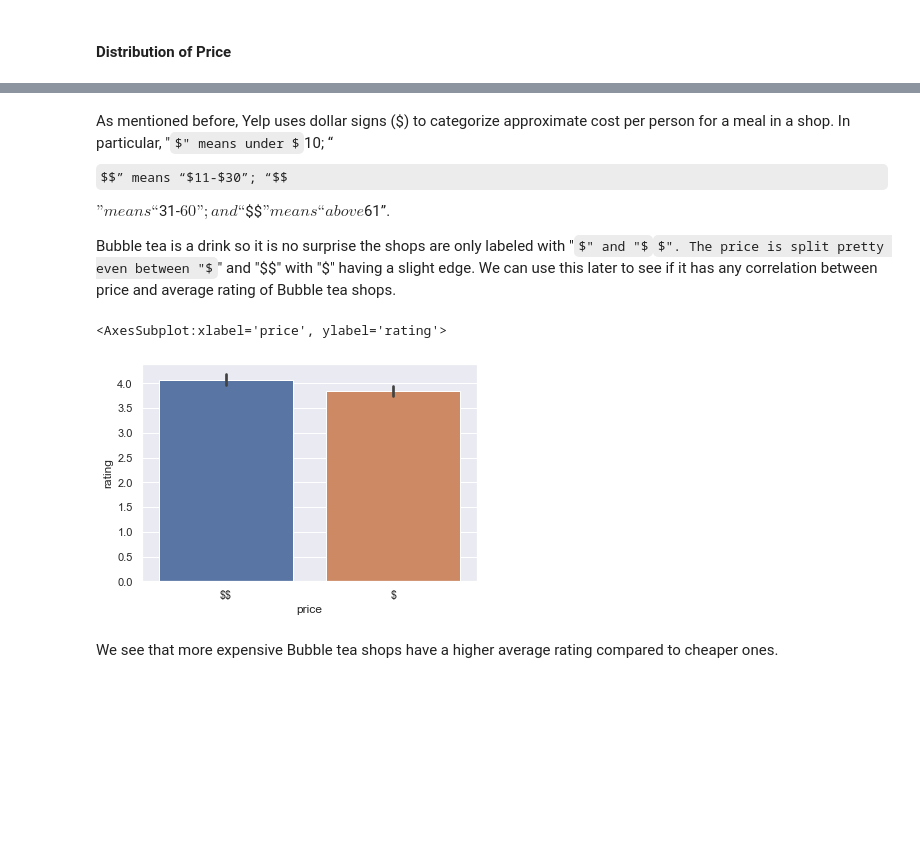
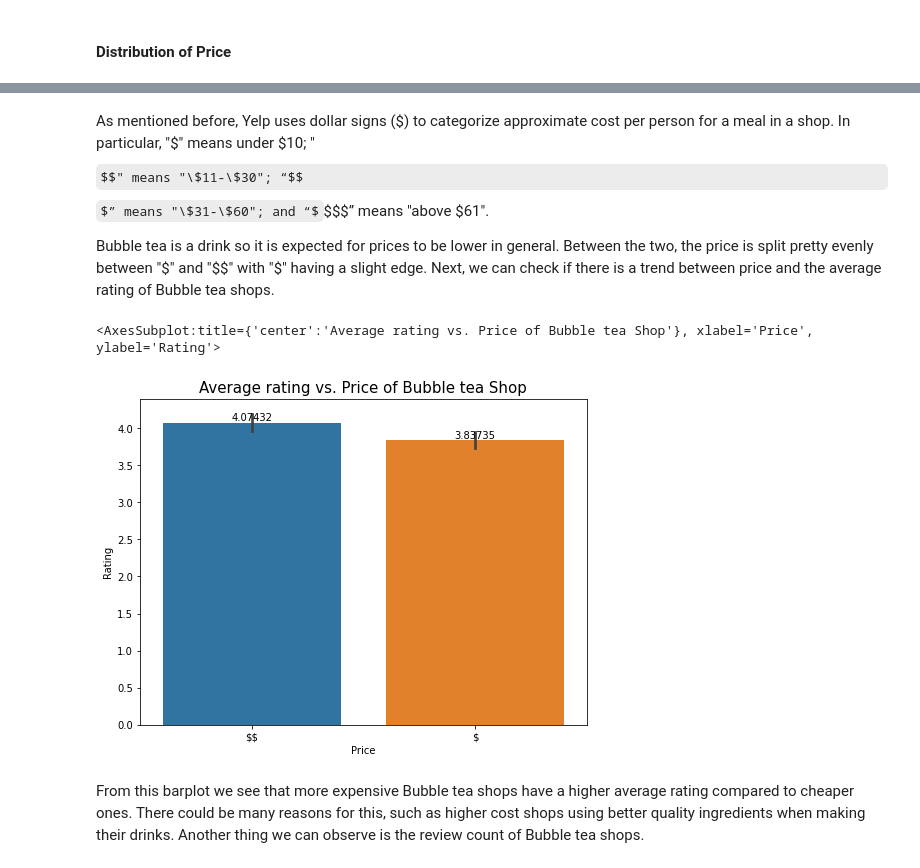
Before and after one commit to picklejason/Boba-Analysis, a Jupyter notebook: Boba.ipynb, the cells around one changed output, grey strips where cells are left out. Drawn from its saved outputs; the diff is of its cells as text; code cells hidden in the pictures; some formulas as TeX source; blank space fills up the shorter version.

```diff
--- a/Boba.ipynb
+++ b/Boba.ipynb
@@ -126,8 +117,8 @@ The ones we will keep in our dataframe are:
 # Filter by shops that are open only
 df = df[df['is_closed'] == False]
 # %%
-# Drop columnms that are not needed
-df.drop(['alias', 'id', 'is_closed', 'image_url', 'url', 'categories', 'phone', 'display_phone'], axis=1, inplace=True)
+# Drop columns that are not needed
+df.drop(['alias', 'id', 'is_closed', 'image_url', 'url', 'categories', 'transactions', 'distance', 'phone', 'display_phone'], axis=1, inplace=True)
 
 # Separate json into their own columns
 df_lat_lon = pd.json_normalize(df['coordinates'])
@@ -312,7 +283,10 @@ extra_names = {
     "Jasmine's Smoothie World" : 'Jasmine Smoothie World And Bubble Tea',
     'Donutchew - Fair Oaks Mall' : 'Donutchew',
     'Donutchew Annandale' : 'Donutchew',
-    'Mr Wish' : 'Mr. Wish'
+    'Mr Wish' : 'Mr. Wish',
+    'Moge Tee Tysons Corner' : 'Moge Tee',
+    'Moge Tee Rockville' : 'Moge Tee',
+    'Moge Tee DC' : 'Moge Tee'
 }
 df['name'] = df['name'].replace(extra_names)
 # %% [markdown]
@@ -399,17 +361,23 @@ plt.pie(price_count['count'], labels = price_count['name'].str.replace('\$', '\\
 # %% [markdown]
-As mentioned before, Yelp uses dollar signs (\$) to categorize approximate cost per person for a meal in a shop. In particular, "$" means under $10; “$$” means “$11-$30”; “$$$” means “$31-$60”; and “$$$$” means “above $61”.
+As mentioned before, Yelp uses dollar signs (\$) to categorize approximate cost per person for a meal in a shop. In particular, "\$" means under \$10; "$$" means "\$11-\$30"; “$$$” means "\$31-\$60"; and “$$$$” means "above \$61".
 
-Bubble tea is a drink so it is no surprise the shops are only labeled with "$" and "$$". The price is split pretty even between "$" and "$$" with "$" having a slight edge. We can use this later to see if it has any correlation between price and average rating of Bubble tea shops.
+Bubble tea is a drink so it is expected for prices to be lower in general. Between the two, the price is split pretty evenly between "\$" and "\$\$" with "\$" having a slight edge. Next, we can check if there is a trend between price and the average rating of Bubble tea shops.
 # %%
 one_cost_df = df[df['price'] == '$']
 two_cost_df = df[df['price'] == '$$']
 
 one_cost_avg_rating = one_cost_df['rating'].mean()
 two_cost_avg_rating = two_cost_df['rating'].mean()
 
-sns.barplot(x = df['price'].str.replace('\$', '\\$'), y = "rating", data=df)
+plt.figure(figsize=(8,6))
+plt.title('Average rating vs. Price of Bubble tea Shop', fontsize=15)
+ax = sns.barplot(x = df['price'].str.replace('\$', '\\$', regex=True), y = "rating", data=df)
+ax.bar_label(ax.containers[0])
+plt.xlabel('Price')
+plt.ylabel('Rating')
+ax
 # %% [output]
-<AxesSubplot:xlabel='price', ylabel='rating'>
+<AxesSubplot:title={'center':'Average rating vs. Price of Bubble tea Shop'}, xlabel='Price', ylabel='Rating'>
-[figure, old version]
+[figure, new version]
 # %% [markdown]
-We see that more expensive Bubble tea shops have a higher average rating compared to cheaper ones.
+From this barplot we see that more expensive Bubble tea shops have a higher average rating compared to cheaper ones. There could be many reasons for this, such as higher cost shops using better quality ingredients when making their drinks. Another thing we can observe is the review count of Bubble tea shops.
```
Also changed, not shown: parts of 46 cells of this notebook, 1 other file.
